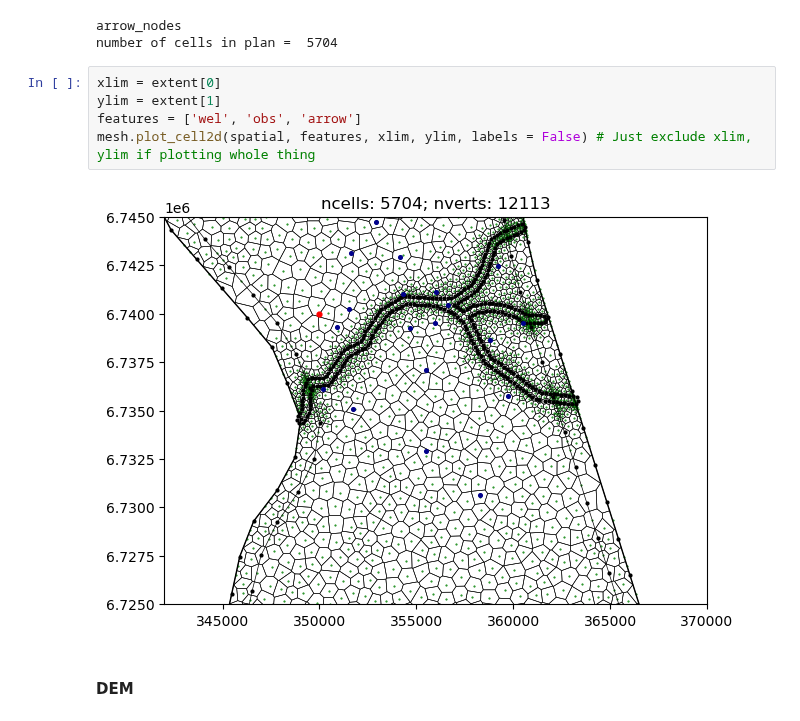
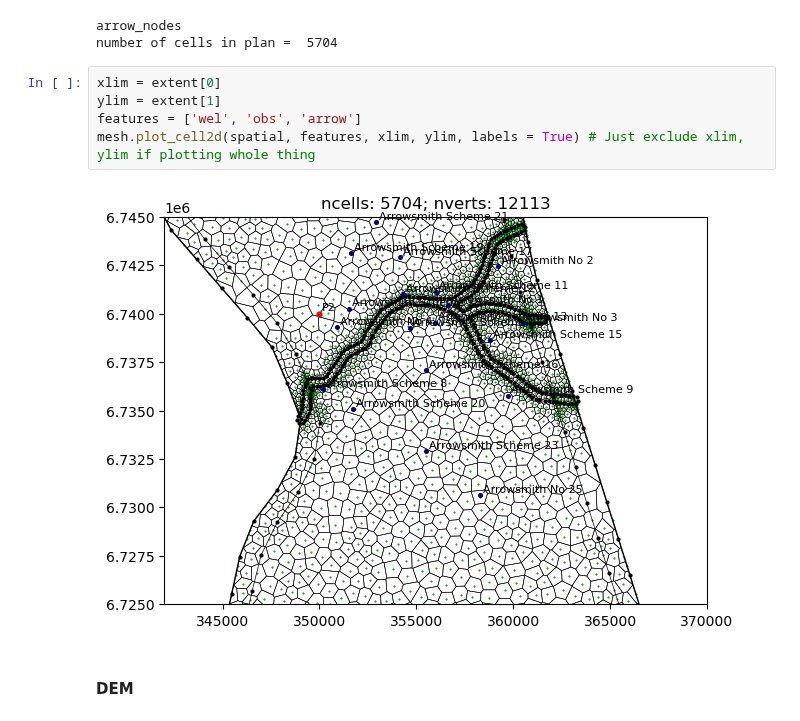
Before and after one commit to malvina-chmielarski/Otorowiri, a Jupyter notebook: scripts/Otorowiri_main.ipynb, the cells around one changed output. Cells and saved outputs as stored; diff of their text form.

```diff
--- a/scripts/Otorowiri_main.ipynb
+++ b/scripts/Otorowiri_main.ipynb
@@ -139,10 +148,10 @@ number of cells in plan =  5704
 # %%
 xlim = extent[0]
 ylim = extent[1]
 features = ['wel', 'obs', 'arrow']
-mesh.plot_cell2d(spatial, features, xlim, ylim, labels = False) # Just exclude xlim, ylim if plotting whole thing
+mesh.plot_cell2d(spatial, features, xlim, ylim, labels = True) # Just exclude xlim, ylim if plotting whole thing
 # %% [output]
-[figure, old version]
+[figure, new version]
 # %% [markdown]
 #### DEM
 # %%
```
Also changed, not shown: parts of 13 cells of this notebook, 6 other files.
